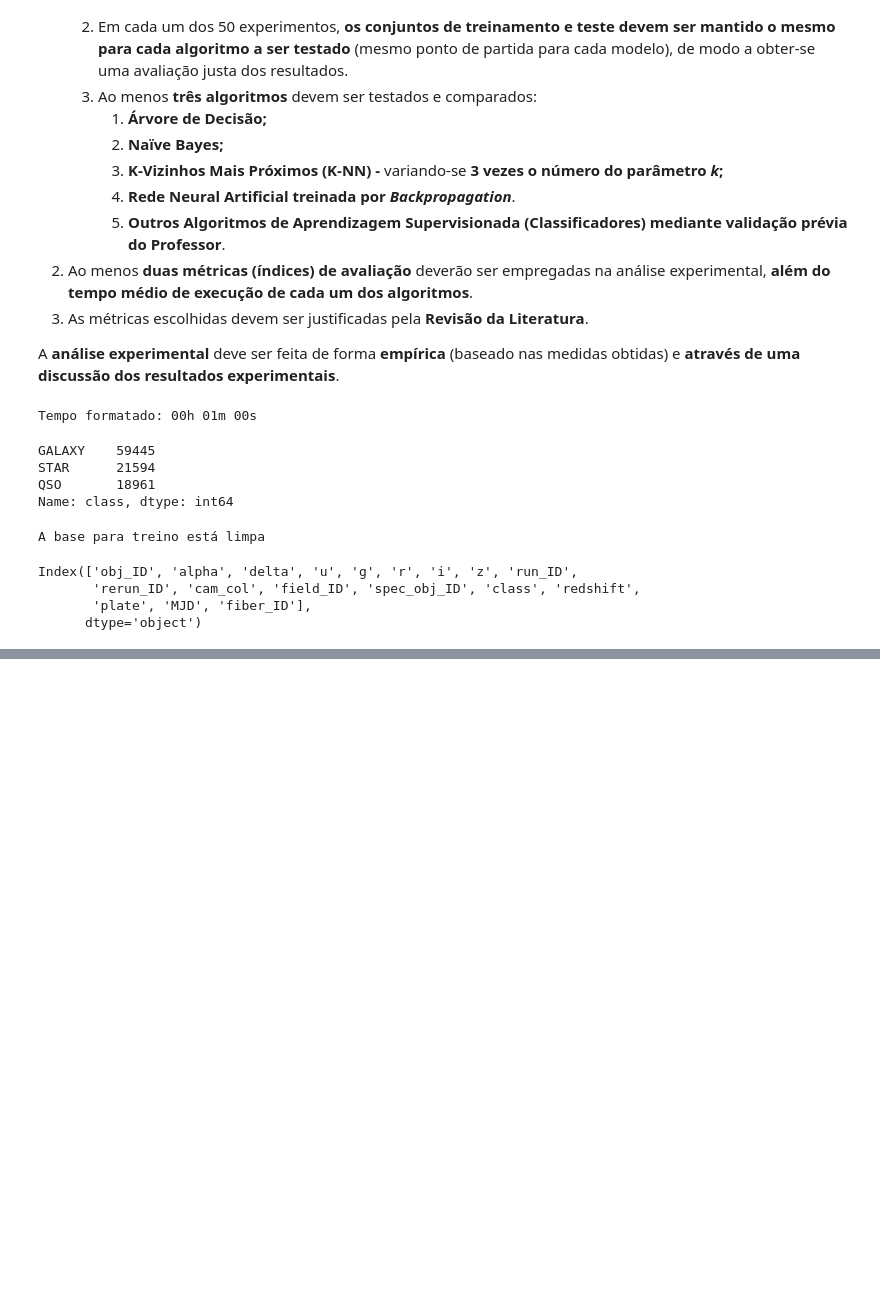
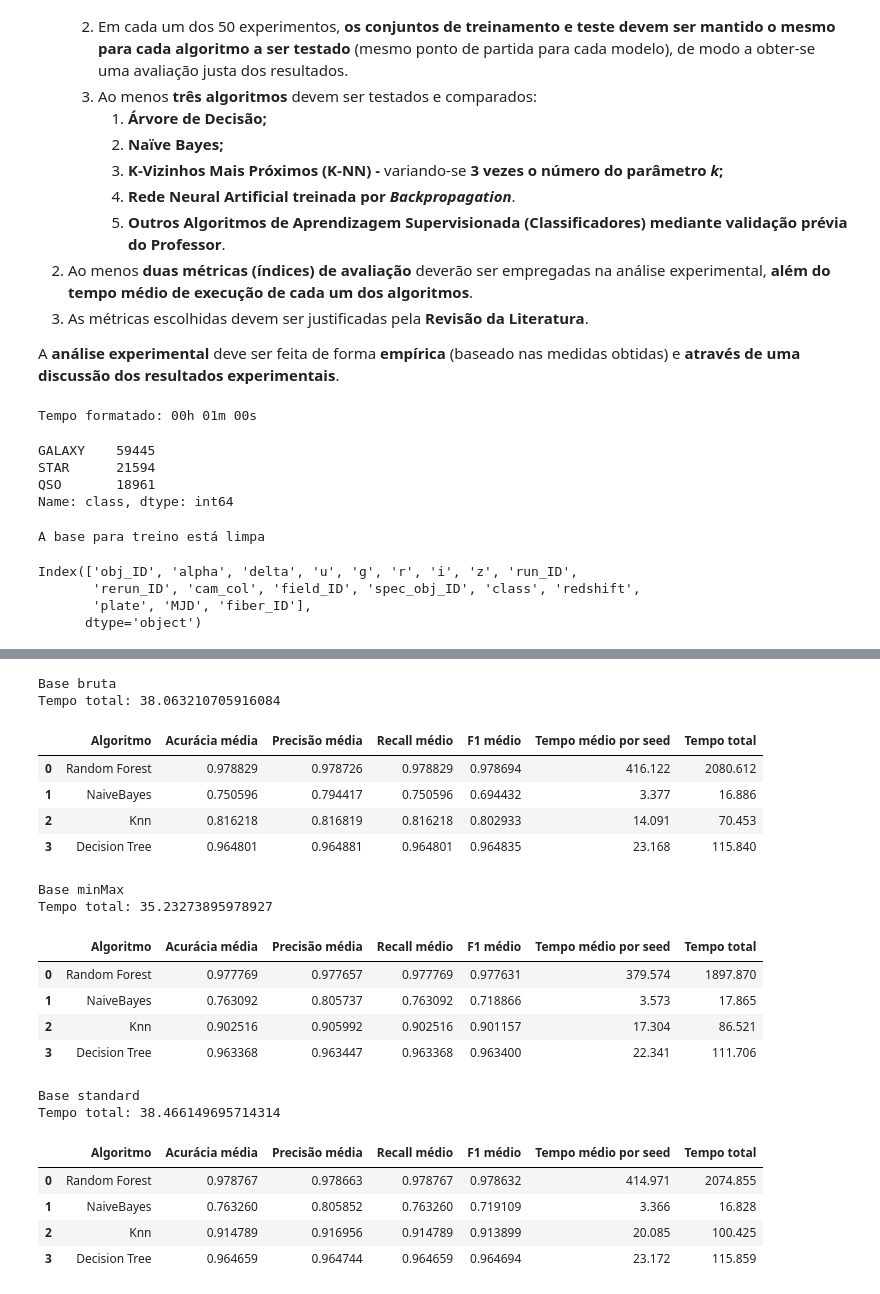
Before and after one commit to LuanAccioly/stellar-classification, a Jupyter notebook: 2VA_IA.ipynb, the cells around one changed output, grey strips where cells are left out. Saved outputs shown, nothing was run; the diff lists cells and outputs as text; code cells hidden in the pictures; blank space fills up the shorter version.

```diff
--- a/2VA_IA.ipynb
+++ b/2VA_IA.ipynb
@@ -121,24 +126,26 @@ Index(['obj_ID', 'alpha', 'delta', 'u', 'g', 'r', 'i', 'z', 'run_ID',
 # Separando as bases
 
 # Base sem processamento
-brute_X = brute_df.drop(columns=['class']).to_numpy()
+brute_X = brute_df.drop(columns=['obj_ID',
+                                 'field_ID',
+                                 'spec_obj_ID',
+                                 'fiber_ID',
+                                 'plate',
+                                 'run_ID',
+                                 'rerun_ID',
+                                 'MJD',
+                                 'class']).to_numpy()
 
-# Processamento
-# Removendo colunas de ID
-processed_df = brute_df.drop(columns=['obj_ID',
-                                      'field_ID',
-                                      'spec_obj_ID',
-                                      'fiber_ID',
-                                      'plate',
-                                      'run_ID',
-                                      'rerun_ID',
-                                      'MJD'])
+# Classes
+y = brute_df['class'].to_numpy()
 
-preprocessed_X, y = processed_df.drop(columns=['class']).to_numpy(), brute_df['class'].to_numpy()
+# Base minMax. -1 : 1
+minmax_scaler = MinMaxScaler(feature_range=(-1, 1))
+minmax_X = minmax_scaler.fit_transform(brute_X)
 
-# Normalizando valores. -1 : 1
-scaler = MinMaxScaler(feature_range=(-1, 1))
-processed_X = scaler.fit_transform(preprocessed_X)
+# Base stardard
+standard_scaler = StandardScaler()
+standard_X = standard_scaler.fit_transform(brute_X)
 # %%
 print('Base bruta:')
 display(brute_X)
@@ -226,10 +250,14 @@ def plot_algorithm_comparison(algorithms_names,
     plt.legend()
     plt.show()
 # %%
+# Definindo seeds para garantir mesmo conjunto aleatório para cada algoritmo
 seeds = [2, 4, 8, 16, 32]
+
 folds=10
 algorithms = [rf, nb, knn, dt]
-databases = [brute_X, processed_X]
+databases = [brute_X, minmax_X, standard_X]
+
+# Responsável por unir valores dos scores
 inter_bases_scores_values = []
 
 algorithms_names = ['Random Forest',
@@ -237,8 +265,10 @@ algorithms_names = ['Random Forest',
                     'Knn',
                     'Decision Tree']
 
+
 databases_names = ['Base bruta',
-                   'Base processada']
+                   'Base minMax',
+                   'Base standard']
 
 scoring_names = ['accuracy',
                  'precision_weighted',
@@ -284,33 +314,55 @@ for index, X in enumerate(databases):
                               y,
                               cv=kf,
                               scoring=scoring_names)
 
       final_seed_time = time.time()
 
       algorithm_times.append(final_seed_time - start_seed_time)
 
       # Populando o dicionário dos scores a nível de seed
       for key in algorithm_scores:
                 algorithm_scores[key].append(scores['test_' + key].mean())
 
     final_algorithm_time = time.time()
 
     total_time_values.append(final_algorithm_time - start_algorithm_time)
     time_values.append(algorithm_times)
 
     # Populando o dicinário dos scores a nível de algoritmo
     for key in score_values:
             score_values[key].append(np.mean(algorithm_scores[key]))
 
   final_databse_time = time.time()
 
   # Definindo os scores para a base de dados em execução
   inter_bases_scores_values.append(score_values)
 
 
   print('\n\n{}'.format(databases_names[index]))
   print('Tempo total: {}'.format((final_databse_time - start_database_time) / 60))
   display(generate_results_table(algorithms_names,  score_values, time_values))
+# %% [output]
+Base bruta
+Tempo total: 38.063210705916084
+|  | Algoritmo | Acurácia média | Precisão média | Recall médio | F1 médio | Tempo médio por seed | Tempo total |
+| 0 | Random Forest | 0.978829 | 0.978726 | 0.978829 | 0.978694 | 416.122 | 2080.612 |
+| 1 | NaiveBayes | 0.750596 | 0.794417 | 0.750596 | 0.694432 | 3.377 | 16.886 |
+| 2 | Knn | 0.816218 | 0.816819 | 0.816218 | 0.802933 | 14.091 | 70.453 |
+| 3 | Decision Tree | 0.964801 | 0.964881 | 0.964801 | 0.964835 | 23.168 | 115.840 |
+Base minMax
+Tempo total: 35.23273895978927
+|  | Algoritmo | Acurácia média | Precisão média | Recall médio | F1 médio | Tempo médio por seed | Tempo total |
+| 0 | Random Forest | 0.977769 | 0.977657 | 0.977769 | 0.977631 | 379.574 | 1897.870 |
+| 1 | NaiveBayes | 0.763092 | 0.805737 | 0.763092 | 0.718866 | 3.573 | 17.865 |
+| 2 | Knn | 0.902516 | 0.905992 | 0.902516 | 0.901157 | 17.304 | 86.521 |
+| 3 | Decision Tree | 0.963368 | 0.963447 | 0.963368 | 0.963400 | 22.341 | 111.706 |
+Base standard
+Tempo total: 38.466149695714314
+|  | Algoritmo | Acurácia média | Precisão média | Recall médio | F1 médio | Tempo médio por seed | Tempo total |
+| 0 | Random Forest | 0.978767 | 0.978663 | 0.978767 | 0.978632 | 414.971 | 2074.855 |
+| 1 | NaiveBayes | 0.763260 | 0.805852 | 0.763260 | 0.719109 | 3.366 | 16.828 |
+| 2 | Knn | 0.914789 | 0.916956 | 0.914789 | 0.913899 | 20.085 | 100.425 |
+| 3 | Decision Tree | 0.964659 | 0.964744 | 0.964659 | 0.964694 | 23.172 | 115.859 |
 # %%
 processed_scores = process_scores(inter_bases_scores_values)
 
```
Also changed, not shown: parts of 5 cells of this notebook.
